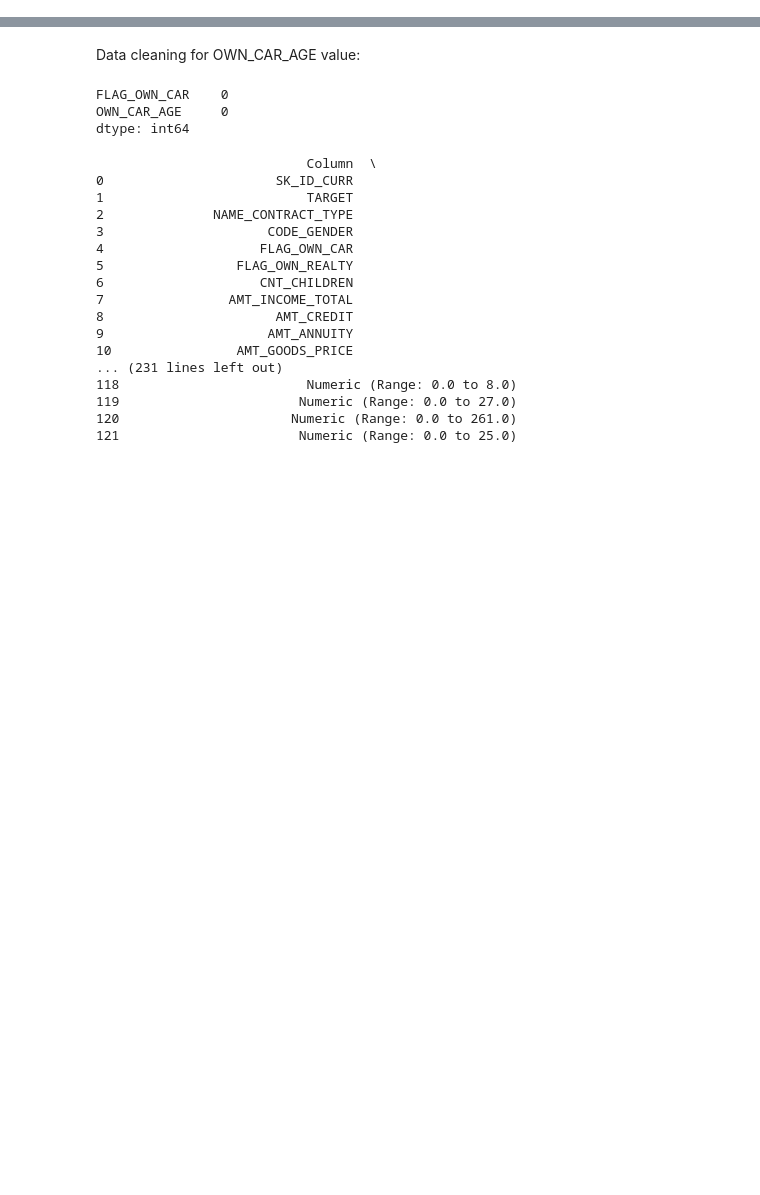
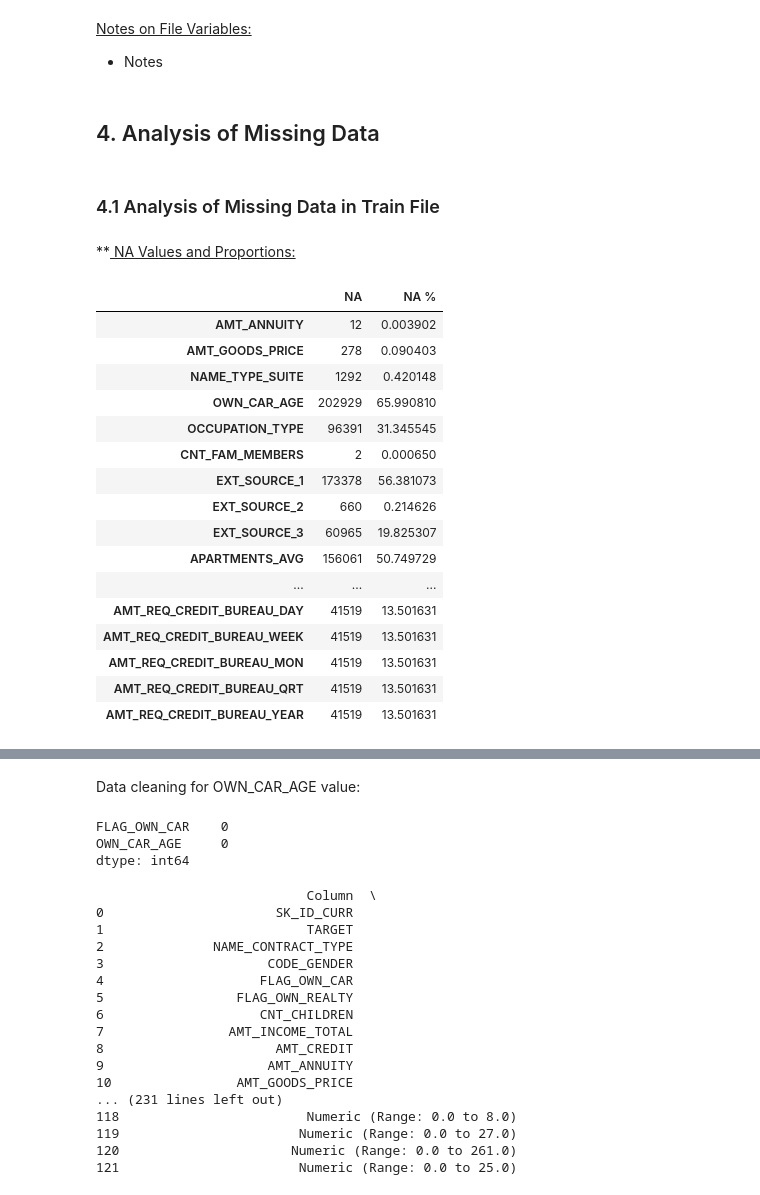
Before and after one commit to mattjohnescu/Practice-Capstone-Project, a Jupyter notebook: EDA Notebook.ipynb, the cells around one changed output, grey strips where cells are left out. Drawn from its saved outputs; the diff is of its cells as text; code cells hidden in the pictures; blank space fills up the shorter version.

```diff
--- a/EDA Notebook.ipynb
+++ b/EDA Notebook.ipynb
@@ -387,0 +627,46 @@ All of these variables are related to housing characteristics and may have missi
+# %% [markdown]
+<u> Notes on File Variables: </u>
+- Notes
+# %% [markdown]
+## 4. Analysis of Missing Data
+# %% [markdown]
+### 4.1 Analysis of Missing Data in Train File
+# %% [markdown]
+**<u> NA Values and Proportions: </u>
+# %%
+# Calculate the missing values (NA) and NA %
+na_counts = application_train_df.isna().sum()
+na_percentage = (application_train_df.isna().mean() * 100)
+
+# Combine the results into a DataFrame
+na_summary_df_train = pd.DataFrame({
+    'NA': na_counts,
+    'NA %': na_percentage
+})
+
+# Filter to show only columns where NA > 0
+na_summary_df_train_filtered = na_summary_df_train[na_summary_df_train['NA'] > 0]
+
+# Set Pandas to display all rows
+pd.set_option('display.max_rows', None)
+
+# Display the filtered DataFrame
+na_summary_df_train_filtered
+# %% [output]
+|  | NA | NA % |
+| AMT_ANNUITY | 12 | 0.003902 |
+| AMT_GOODS_PRICE | 278 | 0.090403 |
+| NAME_TYPE_SUITE | 1292 | 0.420148 |
+| OWN_CAR_AGE | 202929 | 65.990810 |
+| OCCUPATION_TYPE | 96391 | 31.345545 |
+| CNT_FAM_MEMBERS | 2 | 0.000650 |
+| EXT_SOURCE_1 | 173378 | 56.381073 |
+| EXT_SOURCE_2 | 660 | 0.214626 |
+| EXT_SOURCE_3 | 60965 | 19.825307 |
+| APARTMENTS_AVG | 156061 | 50.749729 |
+| ... | ... | ... |
+| AMT_REQ_CREDIT_BUREAU_DAY | 41519 | 13.501631 |
+| AMT_REQ_CREDIT_BUREAU_WEEK | 41519 | 13.501631 |
+| AMT_REQ_CREDIT_BUREAU_MON | 41519 | 13.501631 |
+| AMT_REQ_CREDIT_BUREAU_QRT | 41519 | 13.501631 |
+| AMT_REQ_CREDIT_BUREAU_YEAR | 41519 | 13.501631 |
```
Also changed, not shown: parts of 146 cells of this notebook.
